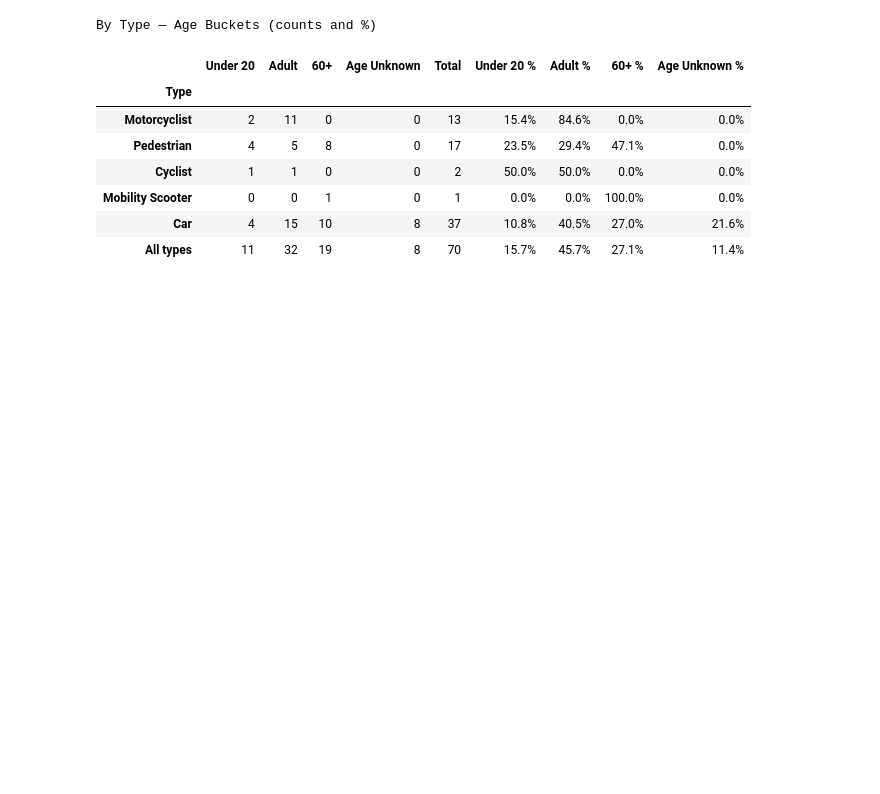
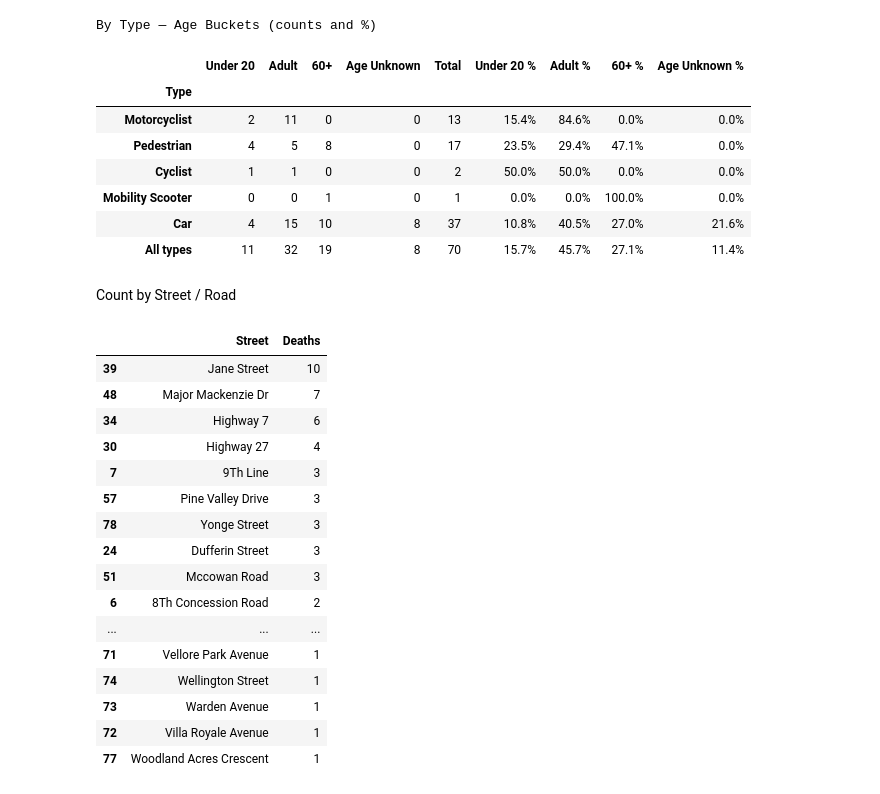
Before and after one commit to alex-jk/YRP-vehicle-accidents, a Jupyter notebook: yrp_vehicle_accidents_analysis.ipynb, the cells around one changed output. Drawn from its saved outputs; the diff is of its cells as text; code cells hidden in the pictures; blank space fills up the shorter version.

Commit message:
Added counts by road / street name, rural road type counts

```diff
--- a/yrp_vehicle_accidents_analysis.ipynb
+++ b/yrp_vehicle_accidents_analysis.ipynb
@@ -258,3 +258,49 @@ By Type — Age Buckets (counts and %)
 | Mobility Scooter | 0 | 0 | 1 | 0 | 1 | 0.0% | 0.0% | 100.0% | 0.0% |
 | Car | 4 | 15 | 10 | 8 | 37 | 10.8% | 40.5% | 27.0% | 21.6% |
 | All types | 11 | 32 | 19 | 8 | 70 | 15.7% | 45.7% | 27.1% | 11.4% |
+# %% [markdown]
+Count by Street / Road
+# %%
+def norm_street(s):
+    if not isinstance(s, str): return None
+    s = s.strip()
+    if s.upper() in {"NA", "N/A", ""}: return None
+    s = re.sub(r"\s+", " ", s)  # collapse spaces
+    # drop trailing direction tokens (… E/W/N/S or East/West/North/South)
+    s = re.sub(r"\b(?:N|S|E|W|North|South|East|West)\b\.?$", "", s, flags=re.IGNORECASE).strip()
+    return s.title()
+
+# stack both street columns with the row's Deaths
+streets = pd.DataFrame({
+    "Street": pd.concat([df["Main Street"], df["Main Street 2"]], ignore_index=True),
+    "Deaths": pd.concat([df["Deaths"],       df["Deaths"]],       ignore_index=True),
+}).dropna(subset=["Street"])
+
+streets["Street"] = streets["Street"].apply(norm_street)
+streets = streets.dropna(subset=["Street"])
+
+deaths_by_street = (streets
+    .groupby("Street", as_index=False)["Deaths"].sum()
+    .sort_values("Deaths", ascending=False))
+
+# show ALL rows in the output cell
+pd.set_option('display.max_rows', None)
+deaths_by_street
+# %% [output]
+|  | Street | Deaths |
+| 39 | Jane Street | 10 |
+| 48 | Major Mackenzie Dr | 7 |
+| 34 | Highway 7 | 6 |
+| 30 | Highway 27 | 4 |
+| 7 | 9Th Line | 3 |
+| 57 | Pine Valley Drive | 3 |
+| 78 | Yonge Street | 3 |
+| 24 | Dufferin Street | 3 |
+| 51 | Mccowan Road | 3 |
+| 6 | 8Th Concession Road | 2 |
+| ... | ... | ... |
+| 71 | Vellore Park Avenue | 1 |
+| 74 | Wellington Street | 1 |
+| 73 | Warden Avenue | 1 |
+| 72 | Villa Royale Avenue | 1 |
+| 77 | Woodland Acres Crescent | 1 |
```
Also changed, not shown: parts of 1 cell of this notebook.
